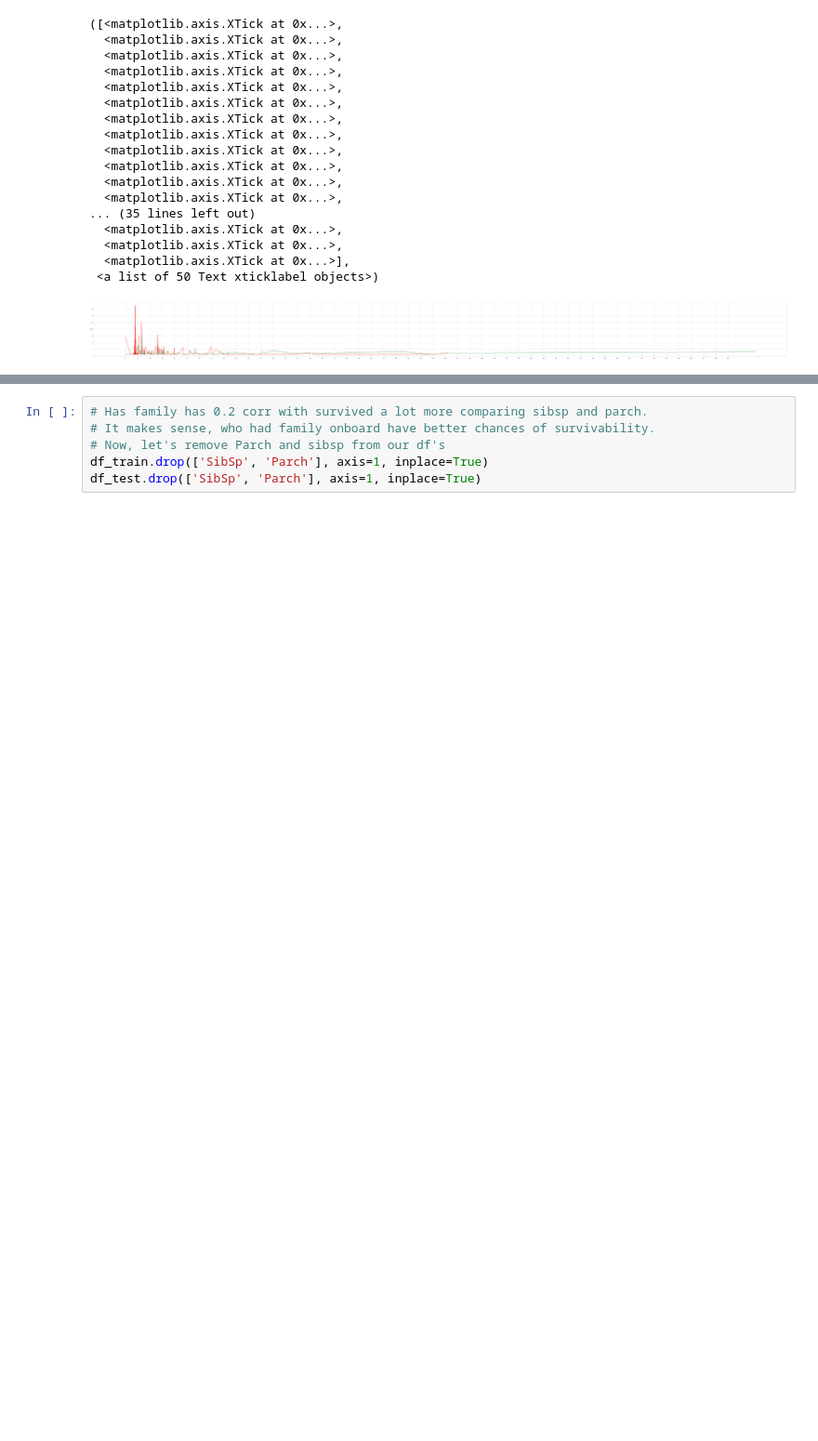
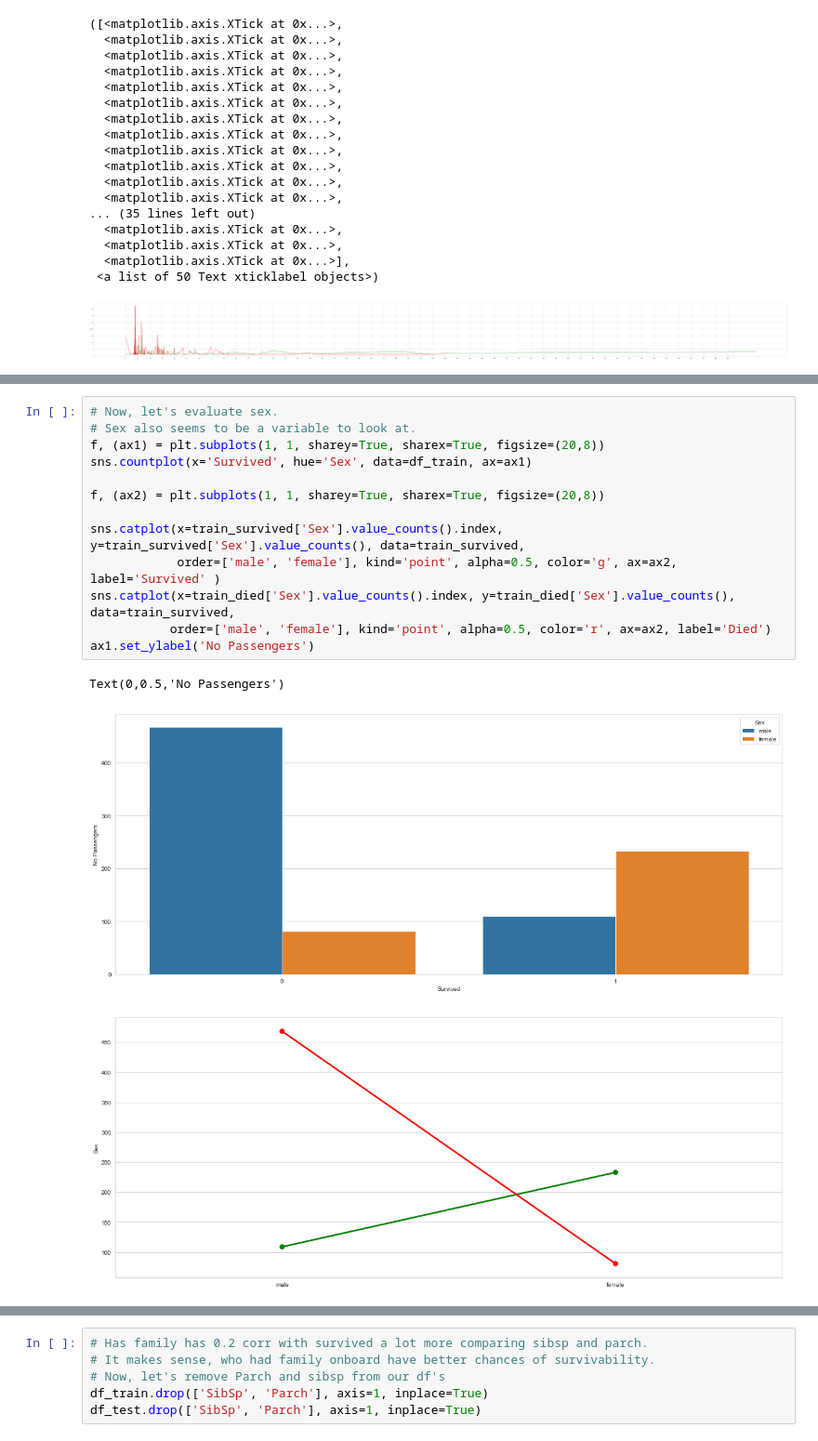
Before and after one commit to aksmiyazaki/machine_learning, a Jupyter notebook: kaggle/titanic/titanic_work-RandomForests.ipynb, the cells around one changed output, grey strips where cells are left out. Shown: that part at 93% size. Cells and saved outputs as stored; diff of their text form; blank space fills up the shorter version.

```diff
--- a/kaggle/titanic/titanic_work-RandomForests.ipynb
+++ b/kaggle/titanic/titanic_work-RandomForests.ipynb
@@ -501,0 +522,17 @@ Text(0,0.5,'No Passengers')
+# %%
+# Now, let's evaluate sex.
+# Sex also seems to be a variable to look at.
+f, (ax1) = plt.subplots(1, 1, sharey=True, sharex=True, figsize=(20,8))
+sns.countplot(x='Survived', hue='Sex', data=df_train, ax=ax1)
+
+f, (ax2) = plt.subplots(1, 1, sharey=True, sharex=True, figsize=(20,8))
+
+sns.catplot(x=train_survived['Sex'].value_counts().index, y=train_survived['Sex'].value_counts(), data=train_survived,
+            order=['male', 'female'], kind='point', alpha=0.5, color='g', ax=ax2, label='Survived' )
+sns.catplot(x=train_died['Sex'].value_counts().index, y=train_died['Sex'].value_counts(), data=train_survived,
+           order=['male', 'female'], kind='point', alpha=0.5, color='r', ax=ax2, label='Died')
+ax1.set_ylabel('No Passengers')
+# %% [output]
+Text(0,0.5,'No Passengers')
+[figure, added]
+[figure, added]
```
Also changed, not shown: parts of 21 cells of this notebook, 1 other file.
